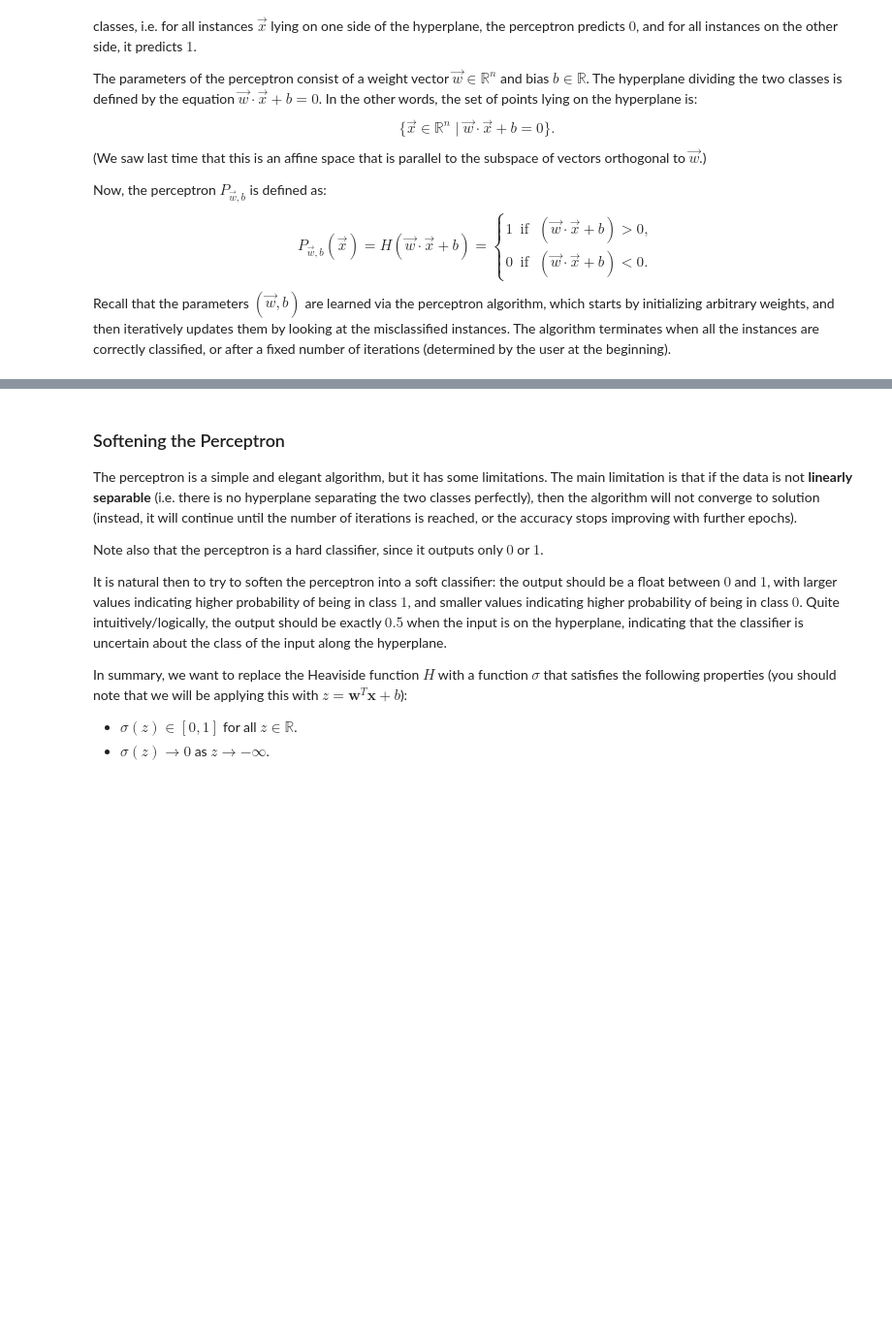
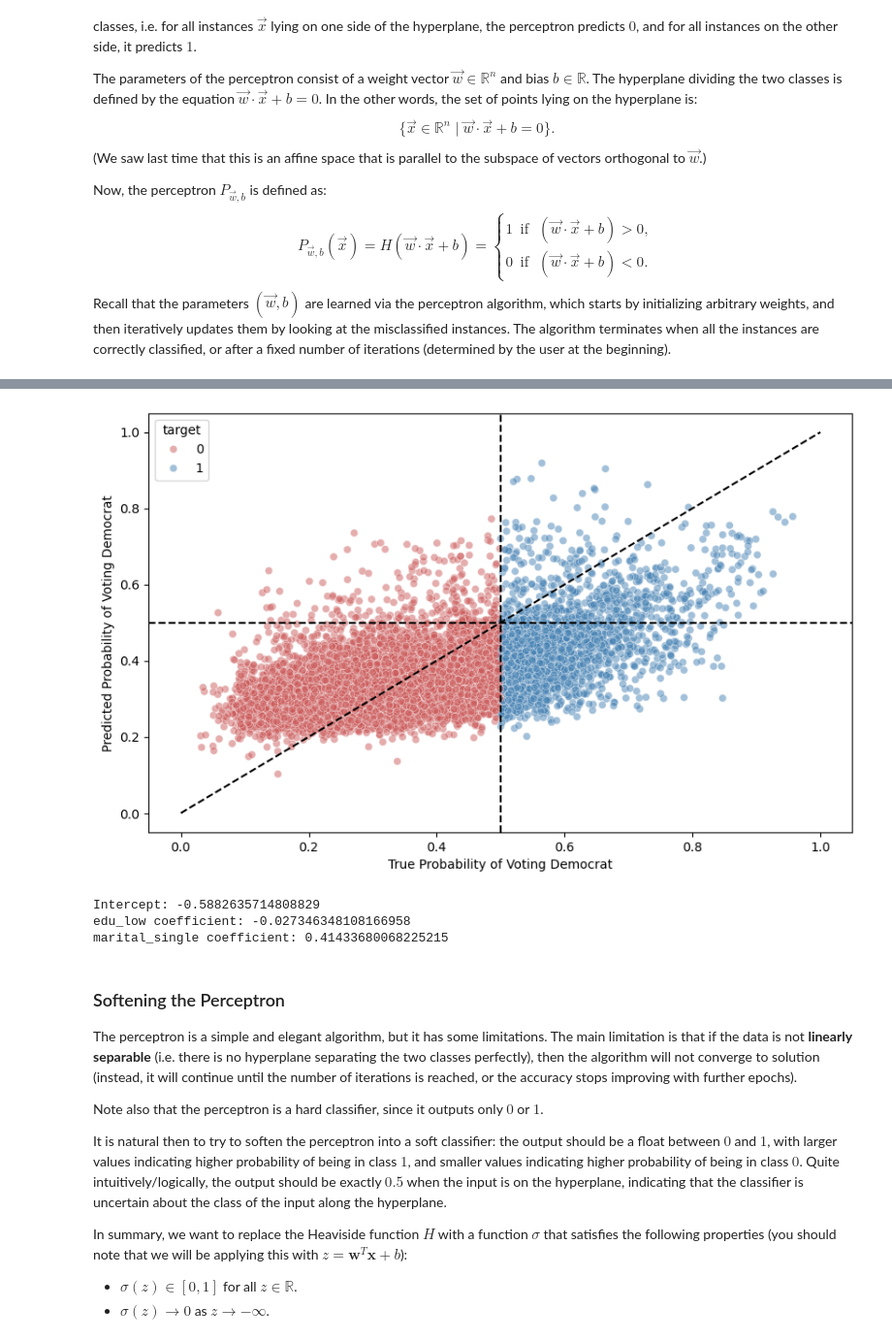
Before and after one commit to arvindsuresh-math/MATH-392-Intro-to-neural-networks, a Jupyter notebook: notebooks/12_logistic-regression.ipynb, the cells around one changed output, grey strips where cells are left out. Shown at 97% size. Saved outputs shown, nothing was run; the diff lists cells and outputs as text; code cells hidden in the pictures; blank space fills up the shorter version.

```diff
--- a/notebooks/12_logistic-regression.ipynb
+++ b/notebooks/12_logistic-regression.ipynb
@@ -223,3 +428,31 @@ def gradient(weights, X, dem_percentages):
+# %%
+# plot the predicted probabilities vs the true probabilities
+plt.figure(figsize=(10, 6))
+sns.scatterplot(x= dem_train_true,
+                y= dem_train_pred,
+                alpha=0.5,
+                hue=df_train['target'],
+                palette=palette)
+# vertical and horizontal lines at 0.5
+plt.axhline(y=0.5, color='black', linestyle='--')
+plt.axvline(x=0.5, color='black', linestyle='--')
+# diagonal line
+plt.plot([0, 1], [0, 1], color='black', linestyle='--')
+plt.xlabel('True Probability of Voting Democrat')
+plt.ylabel('Predicted Probability of Voting Democrat')
+plt.show()
+# %% [output]
+[figure, added]
+# %%
+# get model coefficients
+# print the coefficients
+print('Intercept:', llo_model.intercept_)
+print('edu_low coefficient:', llo_model.coef_[0])
+print('marital_single coefficient:', llo_model.coef_[1])
+# %% [output]
+Intercept: -0.5882635714808829
+edu_low coefficient: -0.027346348108166958
+marital_single coefficient: 0.41433680068225215
 # %% [markdown]
 ### Softening the Perceptron
 The perceptron is a simple and elegant algorithm, but it has some limitations. The main limitation is that if the data is not **linearly separable** (i.e. there is no hyperplane separating the two classes perfectly), then the algorithm will not converge to solution (instead, it will continue until the number of iterations is reached, or the accuracy stops improving with further epochs).
```
Also changed, not shown: parts of 24 cells of this notebook.
